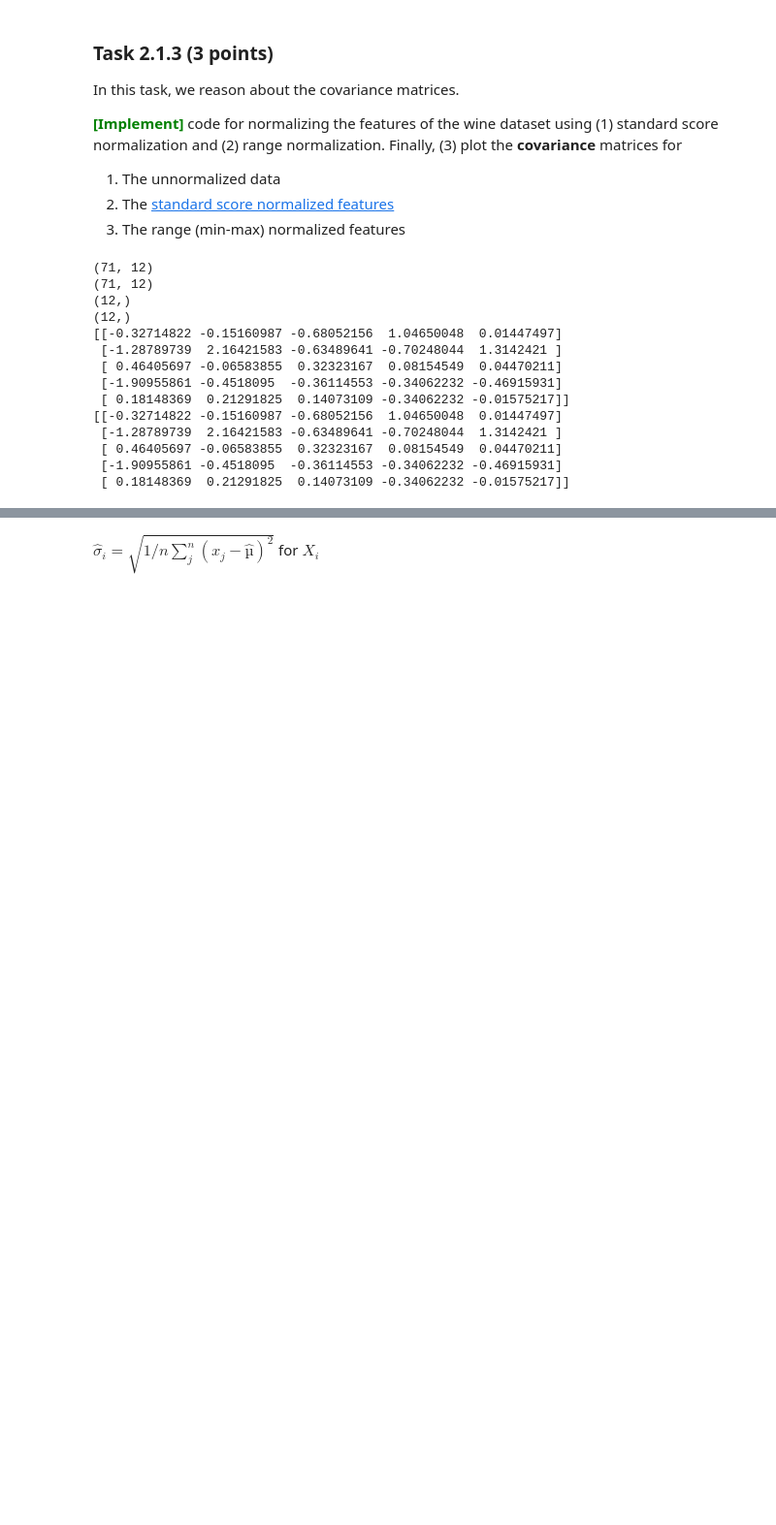
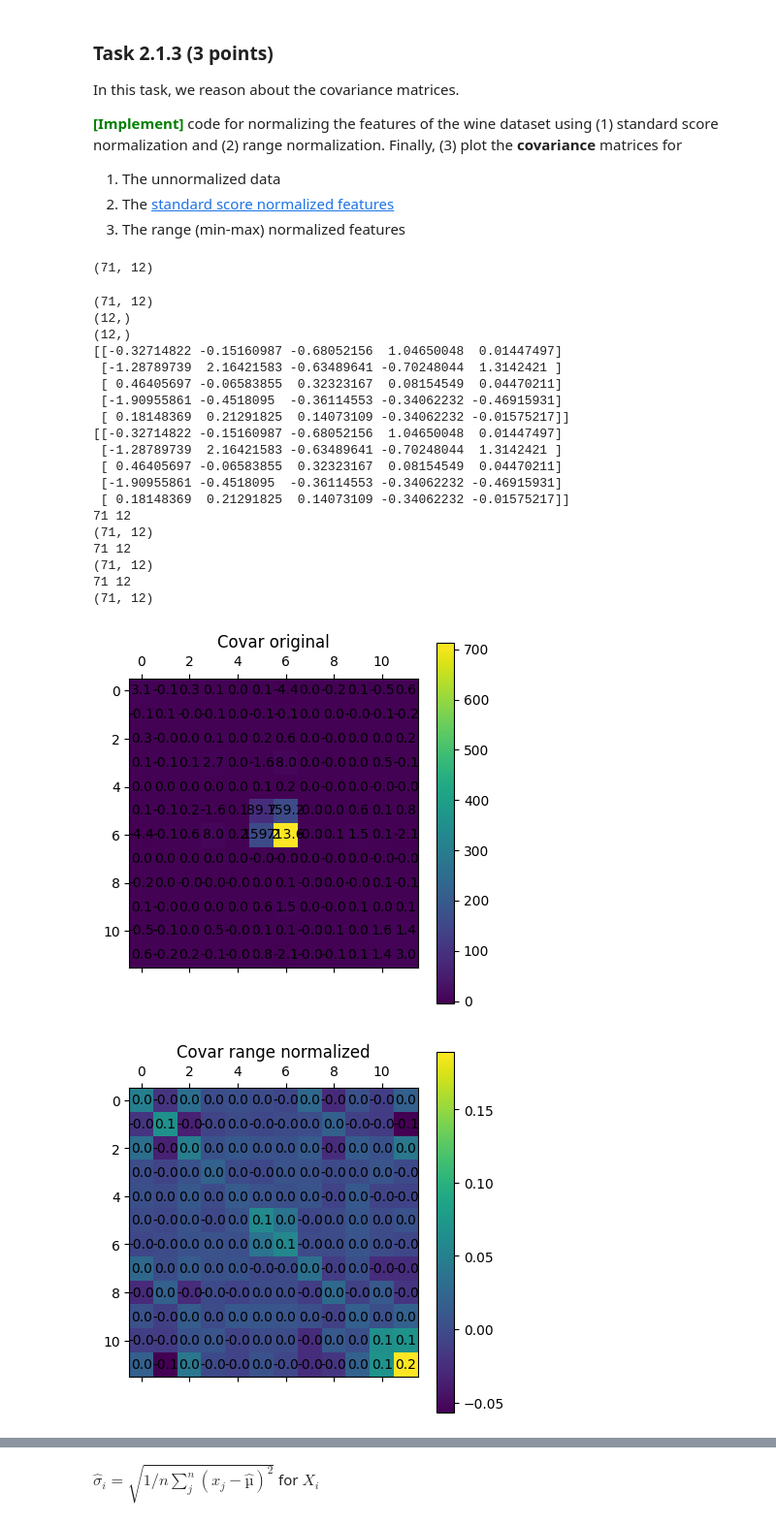
Before and after one commit to AnneKir/dm2023-exercises, a Jupyter notebook: handins/handin1.ipynb, the cells around one changed output, grey strips where cells are left out. Shown at 97% size. Cells and saved outputs as stored; diff of their text form; code cells hidden in the pictures; blank space fills up the shorter version.

```diff
--- a/handins/handin1.ipynb
+++ b/handins/handin1.ipynb
@@ -183,6 +225,18 @@ toy.head()
 ### Task 2.1.1 (5 points)
 A) <span style='color: green'>**\[Implement\]**</span> in the code-box below the **correlation matrix** (not covariance matrix) among all the attributes. <br>
 <font color='red'>To CHECK your results you can use **numpy.corrcoef**.</font>
+# %%
+def covar_matrix(X):
+    n,d = X.shape
+    print(n,d)
+    corr = np.zeros((d,d))
+    # covar_ij = E[X_i*X_j]-E[X_i]E[X_J]
+    # sample covar^_ij= 1/(n-1) \sum (X_i - µ^_i)(X_2 - µ^_2)
+    mean = 1/n * np.sum(X, axis = 0)
+    sample = X - np.outer(np.ones((n)),mean)
+    print(sample.shape)
+    covar = 1/n*(sample.T @ sample)
+    return covar
 # %%
 def correlation_matrix(X):
     # YOUR CODE HERE
@@ -276,12 +337,16 @@ In this task, we reason about the covariance matrices.
 1. The unnormalized data
 2. The [standard score normalized features](https://en.wikipedia.org/wiki/Standard_score)
 3. The range (min-max) normalized features
+# %%
+X = data_np
+n,d = X.shape
+print(X.shape)
+import scipy as sp
+# %% [output]
+(71, 12)
 # %%
 # Data
-X = data_np
-n,d = X.shape
-print(X.shape)
-import scipy as sp
+
 # YOUR CODE HERE
 
 #Range normalization: xi' = (xi - min_i{xi}) / (max_i{xi} - min_i{xi})
@@ -301,31 +366,61 @@ for i in range(X.shape[0]):
 # Standard Score: xi' = (x'- µ^) / sigma^
 standard_norms = np.zeros(X.shape)
 means = np.mean(X, axis=0 )
 
 mean = 1/n * np.sum(X, axis = 0)
 sample = X - np.outer(np.ones((n)),mean)
 covar = 1/n*(sample.T @ sample)
 sigmas = np.sqrt(np.diagonal(covar))
 # print(sigmas)
 #sigma_i = sqrt(1/n sum(x_i - µ^)^2 ) for X_i
 # sigmas = sqrt(X_bar^T X_bar)
 for i in range(X.shape[0]):
     for j in range(X.shape[1]): #12 #X_J
         standard_norms[i][j] = (X[i][j]-means[j])/(sigmas[j])
 print(standard_norms[:5,:5])
 print(sp.stats.zscore(X)[:5,:5])
+
+first = covar_matrix(X)
+plt.matshow(first)
+
+plt.title("Covar original")
+plt.colorbar()
+for (i, j), z in np.ndenumerate(first):
+    plt.text(j, i, '{:0.1f}'.format(z), ha='center', va='center')
+
+
+second = covar_matrix(range_norm)
+plt.matshow(second)
+plt.colorbar()
+plt.title("Covar range normalized")
+for (i, j), z in np.ndenumerate(second):
+    plt.text(j, i, '{:0.1f}'.format(z), ha='center', va='center')
+
+third = covar_matrix(standard_norms)
+plt.matshow(third)
+plt.title("Covar standard normalized")
+plt.colorbar()
+for (i, j), z in np.ndenumerate(third):
+    plt.text(j, i, '{:0.1f}'.format(z), ha='center', va='center')
 # %% [output]
-(71, 12)
 (71, 12)
 (12,)
 (12,)
 [[-0.32714822 -0.15160987 -0.68052156  1.04650048  0.01447497]
  [-1.28789739  2.16421583 -0.63489641 -0.70248044  1.3142421 ]
  [ 0.46405697 -0.06583855  0.32323167  0.08154549  0.04470211]
  [-1.90955861 -0.4518095  -0.36114553 -0.34062232 -0.46915931]
  [ 0.18148369  0.21291825  0.14073109 -0.34062232 -0.01575217]]
 [[-0.32714822 -0.15160987 -0.68052156  1.04650048  0.01447497]
  [-1.28789739  2.16421583 -0.63489641 -0.70248044  1.3142421 ]
  [ 0.46405697 -0.06583855  0.32323167  0.08154549  0.04470211]
  [-1.90955861 -0.4518095  -0.36114553 -0.34062232 -0.46915931]
  [ 0.18148369  0.21291825  0.14073109 -0.34062232 -0.01575217]]
+71 12
+(71, 12)
+71 12
+(71, 12)
+71 12
+(71, 12)
+[figure, added]
+[figure, added]
```
Also changed, not shown: parts of 9 cells of this notebook, 1 other file.
